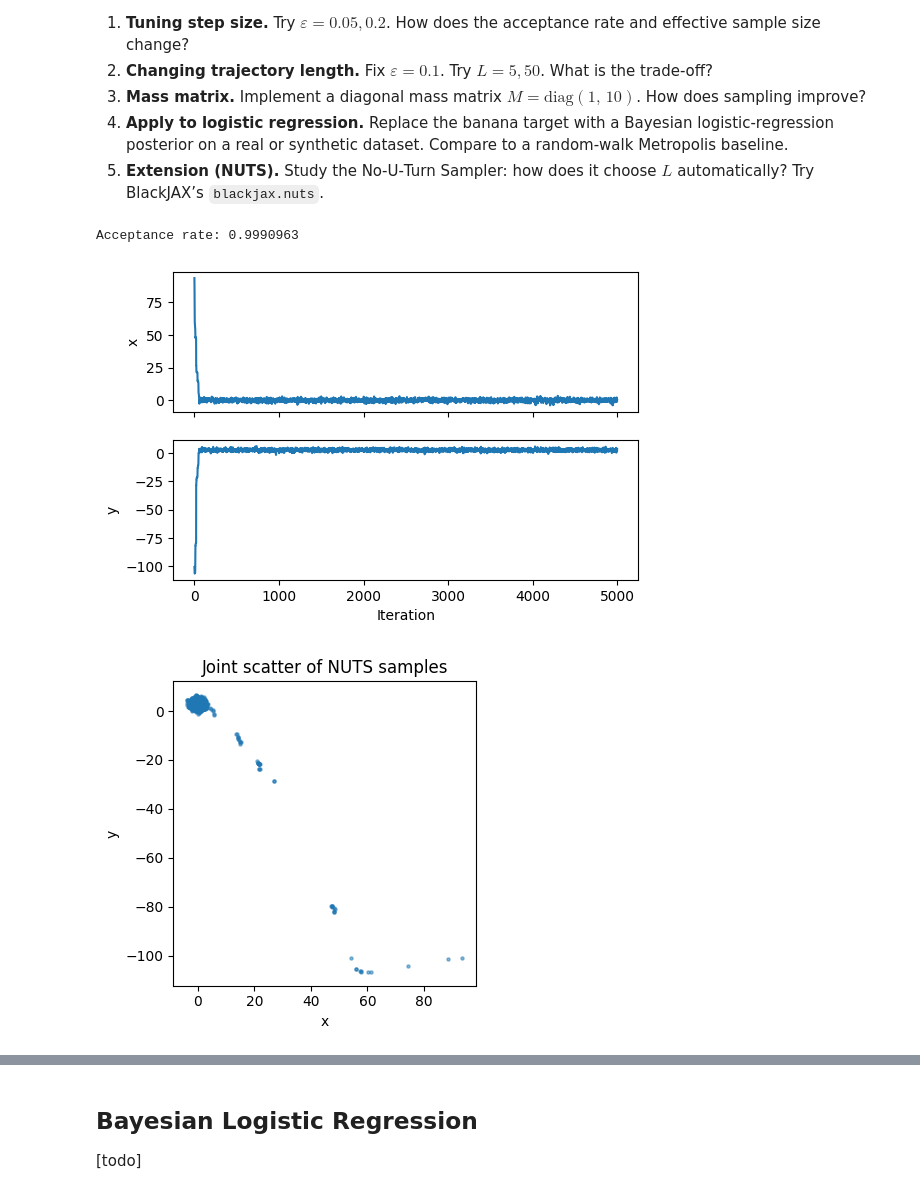
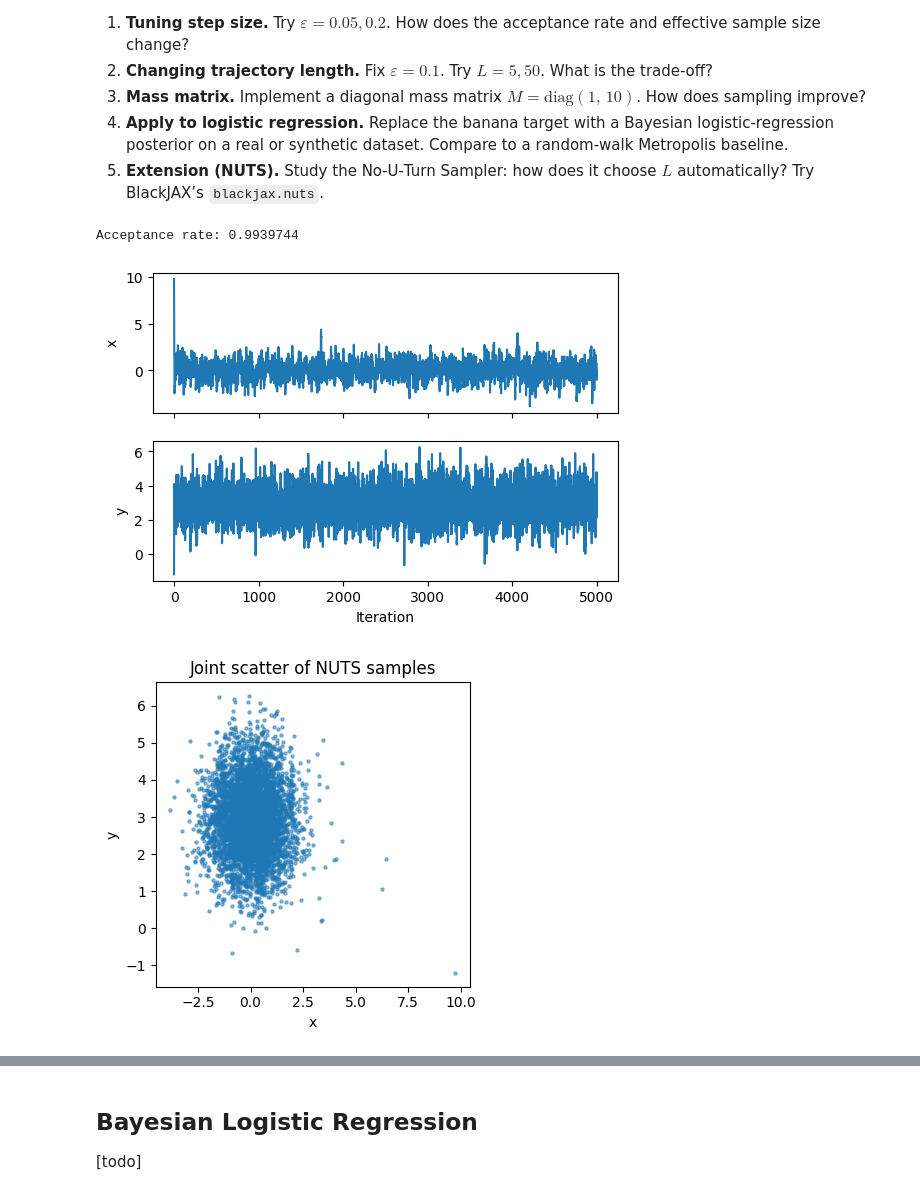
Before and after one commit to anhquan-truong/PM520, a Jupyter notebook: Lab_13_HMC_AnhQuanTRUONG.ipynb, the cells around one changed output, grey strips where cells are left out. Saved outputs shown, nothing was run; the diff lists cells and outputs as text; code cells hidden in the pictures.

```diff
--- a/Lab_13_HMC_AnhQuanTRUONG.ipynb
+++ b/Lab_13_HMC_AnhQuanTRUONG.ipynb
@@ -192,46 +192,63 @@ def logprob(z):
 
 # 2. Set up HMC kernel (identity mass)
 step_size = 0.1
-num_steps = 500
-Minv = jnp.array([[1.0, 0.], [0., 1.0]])
+num_steps = 1000
+Minv = jnp.array([[1.0, 0.5], [0.5, 10.0]])
 
 nuts = blackjax.nuts(logprob, step_size, Minv)
 
 # 3. Initialize
 key = jax.random.PRNGKey(10)
-init_position = jnp.array([100.0, -100.0])
+init_position = jnp.array([10.0, -1.0])
 state = nuts.init(init_position)
 
 # 4. Run a chain
 @jax.jit
 def one_step(state, key):
     key, subkey = jax.random.split(key)
     state, info = nuts.step(subkey, state)
     return state, (state.position, info.acceptance_rate)
 
 num_samples = 5_000
 keys = jax.random.split(key, num_samples)
 states, (positions, accept_rate) = jax.lax.scan(one_step, state, keys)
 
 positions = jnp.stack(positions)  # shape (num_samples, 2)
 accept_rate = accept_rate.mean()
 
 print("Acceptance rate:", accept_rate)
 import matplotlib.pyplot as plt
 
 # Trace plots
 fig, axes = plt.subplots(2,1, figsize=(6,4), sharex=True)
 axes[0].plot(positions[:,0]); axes[0].set_ylabel("x")
 axes[1].plot(positions[:,1]); axes[1].set_ylabel("y")
 axes[1].set_xlabel("Iteration")
 
 # Scatter of samples
 plt.figure(figsize=(4,4))
 plt.scatter(positions[:,0], positions[:,1], s=5, alpha=0.5)
 plt.title("Joint scatter of NUTS samples")
 plt.xlabel("x"); plt.ylabel("y")
 plt.tight_layout()
+
+def logprob(x, y):
+    return -0.5*(x**2 + (y + 0.03*x**2 - 3)**2)
+
+x = jnp.linspace(-5, 5, 1_000)
+y = jnp.linspace(-10, 10, 1_000)
+x, y = jnp.meshgrid(x, y)
+Z = logprob(x, y)
+# Plot the contour
+plt.figure()
+CS = plt.contour(x, y, Z)  # default contour
+plt.clabel(CS, inline=True, fontsize=8)
+plt.title('Contour Plot of f(x, y)')
+plt.xlabel('x')
+plt.ylabel('y')
+plt.colorbar(label='f(x, y)')
+plt.show()
 # %% [output]
-Acceptance rate: 0.9990963
+Acceptance rate: 0.9939744
-[figure, old version]
+[figure, new version]
-[figure, old version]
+[figure, new version]
```
Also changed, not shown: parts of 4 cells of this notebook.
